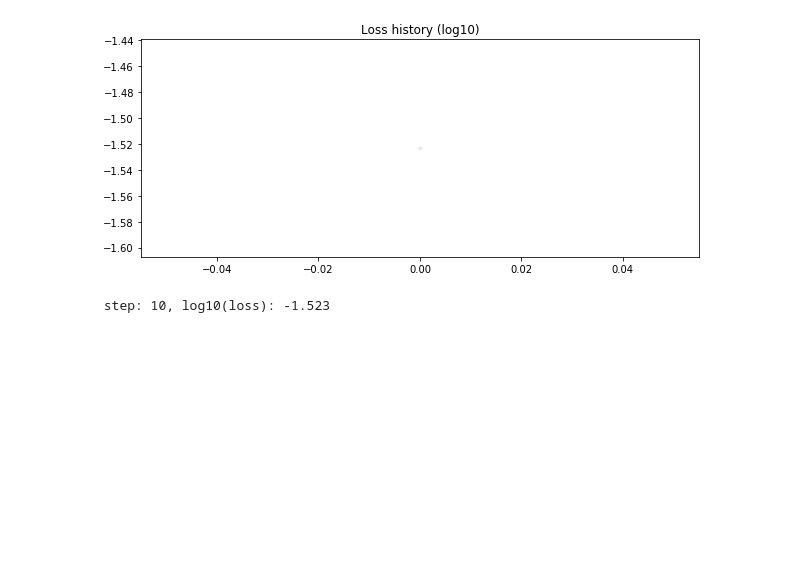
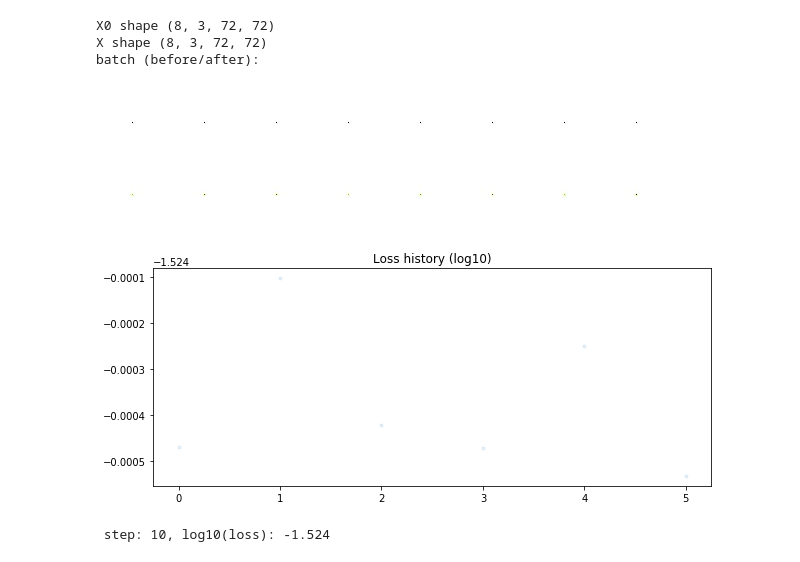
Before and after one commit to Mikcl/iPrjBurner, a Jupyter notebook: src/main.ipynb, the cells around one changed output. Drawn from its saved outputs; the diff is of its cells as text; code cells hidden in the pictures; blank space fills up the shorter version.

```diff
--- a/src/main.ipynb
+++ b/src/main.ipynb
@@ -20,3 +15,3 @@ import utils
 # %%
 def imshow(a, fmt='jpeg'):
-  display(Image(data=imencode(a, fmt)))
+  display(Image(data=utils.imencode(a, fmt)))
@@ -142,3 +35,26 @@ def plot_loss(loss_log):
+# %%
+# Helpers
+def to_rgba(x):
+  return x[:,:4,:,:]
+
+def visualize_batch(x0, x, step_i):
+  x0 = utils.to_rgb(x0).numpy()
+  x = utils.to_rgb(x).numpy()
+  print ('X0 shape', x0.shape)
+  print('X shape', x.shape)
+  vis0 = np.hstack(np.transpose(x0, (0, 2,3,1)))
+  vis1 = np.hstack(np.transpose(x, (0,2,3,1)))
+
+  vis = np.vstack([vis0, vis1])
+  utils.imwrite('train_log/batches_%04d.jpg'%step_i, vis)
+  print('batch (before/after):')
+  imshow(vis)
+
+
+def make_seed(size, n=1):
+  x = np.zeros([n, size, size, CHANNEL_N], np.float32)
+  x[:, size//2, size//2, 3:] = 1.0
+  return x
 # %%
 #@title Choose Target Image { vertical-output: true}
 #url = 'https://github.com/google-research/self-organising-systems/blob/master/assets/growing_ca/planaria2_48.png?raw=true'
@@ -199,33 +118,37 @@ pool = SamplePool(x=np.repeat(seed[None, ...], POOL_SIZE, 0))
 # %%
 model.train()
 
 for i in range(10):
     x0 = np.repeat(seed[None, ...], BATCH_SIZE, 0)
     x0 = torch.Tensor(x0)
     optimizer.zero_grad()
 
     output = model(x0, 2, 3)
     loss_objective = loss_f(output)
     loss_objective.backward()
     scheduler.step()
 
     # DISPLAY
     lo_n = loss_objective.detach().numpy()
-    o_n = output.detach().numpy()
-    x0_n = x0.detach().numpy()
+    o_n = output.detach()
+    x0_n = x0.detach()
 
     step_i = len(loss_log)
     loss_log.append(lo_n)
 
     # if step_i%10 == 0:
     #     generate_pool_figures(pool, step_i)
-    if step_i%100 == 0:
+    if step_i%5 == 0:
         clear_output()
-        # visualize_batch(x0_n, o_n, step_i)
-        plot_loss(loss_log)
+        visualize_batch(x0_n, o_n, step_i)
+        utils.plot_loss(loss_log)
         # export_model(ca, 'train_log/%04d'%step_i)
 
     print('\r step: %d, log10(loss): %.3f'%(len(loss_log), np.log10(lo_n)), end='')
 # %% [output]
+X0 shape (8, 3, 72, 72)
+X shape (8, 3, 72, 72)
+batch (before/after):
-[figure, old version]
+[figure, new version]
- step: 10, log10(loss): -1.523
+[figure, added]
+ step: 10, log10(loss): -1.524
```
Also changed, not shown: parts of 17 cells of this notebook, 1 other file.
